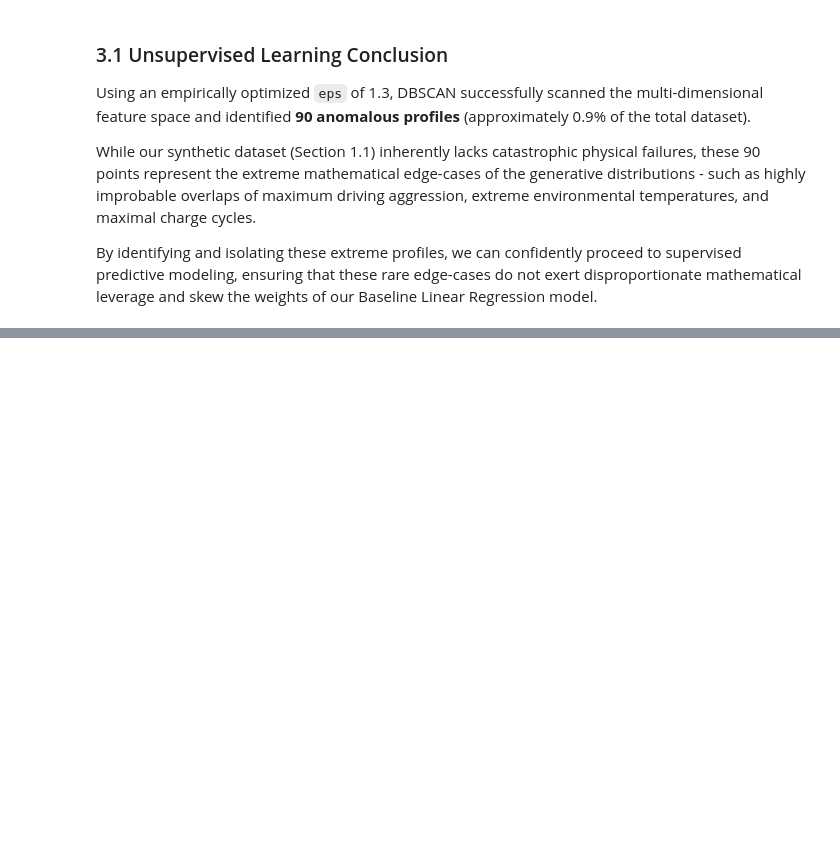
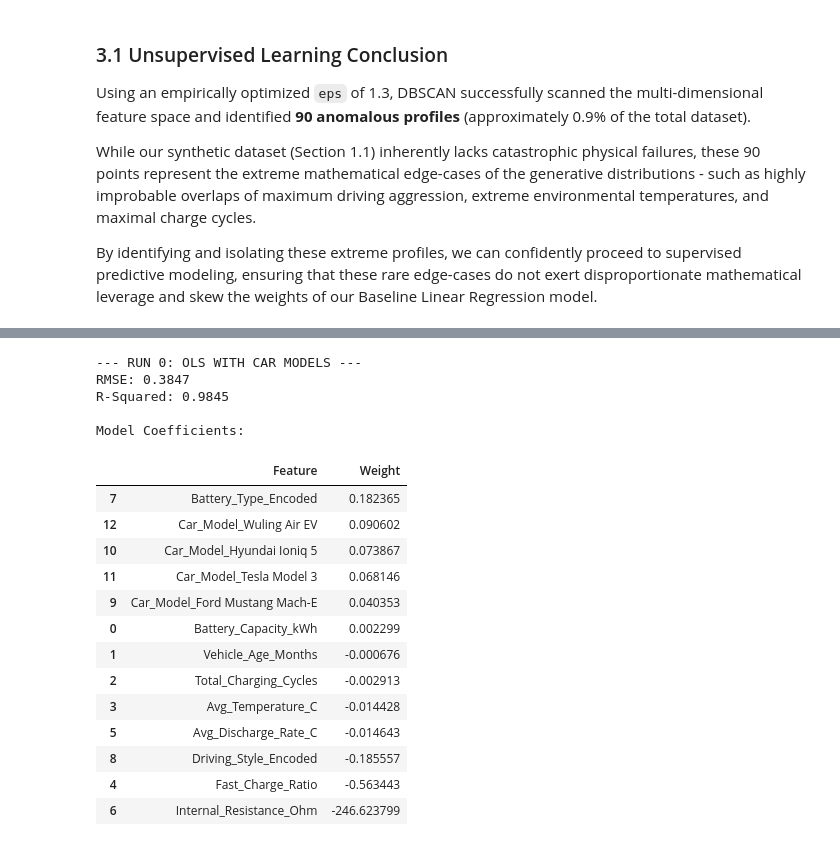
Before and after one commit to Ivan-Pelovski/Machine-Learning, a Jupyter notebook: ev-battery-degradation-modeling.ipynb, the cells around one changed output, grey strips where cells are left out. Drawn from its saved outputs; the diff is of its cells as text; code cells hidden in the pictures; blank space fills up the shorter version.

Commit message:
Initialize MLflow and establish baseline OLS

```diff
--- a/ev-battery-degradation-modeling.ipynb
+++ b/ev-battery-degradation-modeling.ipynb
@@ -256,0 +273,49 @@ By identifying and isolating these extreme profiles, we can confidently proceed
+# %%
+# 1. Final Data Preparation for Modeling
+# Filter out the 90 anomalies we found in Chapter 3
+clean_data = battery_data[battery_data['Anomaly_Cluster'] != -1].copy()
+
+# Drop 'Anomaly_Cluster' and 'Battery_Status_Encoded' (Target Leak)
+# If we keep 'Battery_Status', the model cheats because "Replace Required" directly means low SoH.
+clean_data = clean_data.drop(columns=['Anomaly_Cluster', 'Battery_Status_Encoded'])
+
+# Define our Target (y) and Features (X)
+y = clean_data['SoH_Percent']
+X_with_cars = clean_data.drop(columns=['SoH_Percent'])
+
+# Train/Test Split (80% training, 20% testing)
+X_train_c, X_test_c, y_train, y_test = train_test_split(X_with_cars, y, test_size=0.2, random_state=42)
+
+# 2. Initialize MLflow Experiment
+mlflow.set_experiment("EV_Battery_Degradation_Baseline")
+
+# 3. MLflow Run 0: Baseline OLS (With Multicollinearity)
+with mlflow.start_run(run_name="Run_0_OLS_With_Car_Models"):
+
+    # Initialize and train model
+    ols_model_0 = LinearRegression()
+    ols_model_0.fit(X_train_c, y_train)
+
+    # Predictions
+    y_pred_c = ols_model_0.predict(X_test_c)
+
+    # Calculate Metrics
+    rmse_0 = np.sqrt(mean_squared_error(y_test, y_pred_c))
+    r2_0 = r2_score(y_test, y_pred_c)
+
+    # Log to MLflow
+    mlflow.log_param("model_type", "Ordinary Least Squares")
+    mlflow.log_param("features_included", "All (including Car Models)")
+    mlflow.log_metric("RMSE", rmse_0)
+    mlflow.log_metric("R2_Score", r2_0)
+    mlflow.sklearn.log_model(ols_model_0, "model")
+
+    print(f"--- RUN 0: OLS WITH CAR MODELS ---")
+    print(f"RMSE: {rmse_0:.4f}")
+    print(f"R-Squared: {r2_0:.4f}")
+
+    # Print the coefficients (weights)
+    print("\nModel Coefficients:")
+    coefficients = pd.DataFrame({'Feature': X_with_cars.columns, 'Weight': ols_model_0.coef_})
+    display(coefficients.sort_values(by='Weight', ascending=False))
+# %% [output]
@@ -256,0 +323,19 @@ By identifying and isolating these extreme profiles, we can confidently proceed
+--- RUN 0: OLS WITH CAR MODELS ---
+RMSE: 0.3847
+R-Squared: 0.9845
+
+Model Coefficients:
+|  | Feature | Weight |
+| 7 | Battery_Type_Encoded | 0.182365 |
+| 12 | Car_Model_Wuling Air EV | 0.090602 |
+| 10 | Car_Model_Hyundai Ioniq 5 | 0.073867 |
+| 11 | Car_Model_Tesla Model 3 | 0.068146 |
+| 9 | Car_Model_Ford Mustang Mach-E | 0.040353 |
+| 0 | Battery_Capacity_kWh | 0.002299 |
+| 1 | Vehicle_Age_Months | -0.000676 |
+| 2 | Total_Charging_Cycles | -0.002913 |
+| 3 | Avg_Temperature_C | -0.014428 |
+| 5 | Avg_Discharge_Rate_C | -0.014643 |
+| 8 | Driving_Style_Encoded | -0.185557 |
+| 4 | Fast_Charge_Ratio | -0.563443 |
+| 6 | Internal_Resistance_Ohm | -246.623799 |
```
Also changed, not shown: parts of 5 cells of this notebook, 1 other file.
